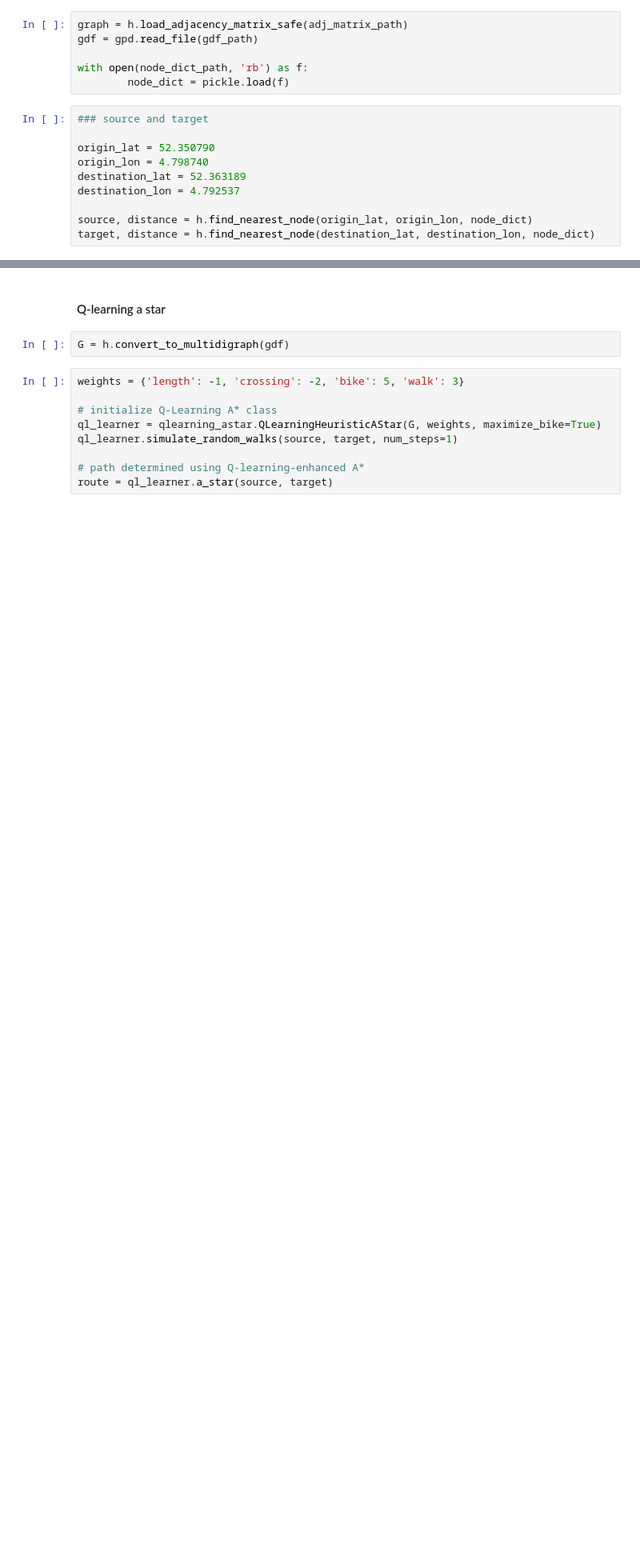
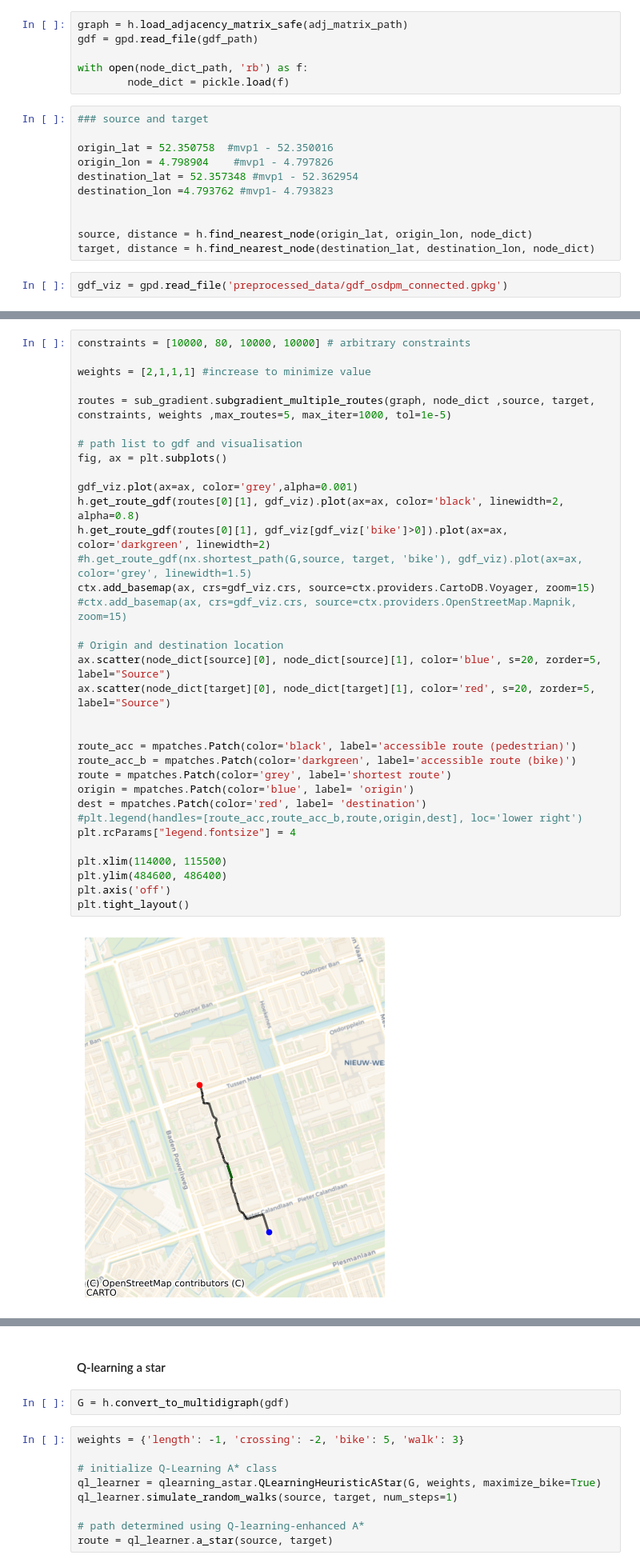
Before and after one commit to kvishruth/peer_ams, a Jupyter notebook: scripts/example.ipynb, the cells around one changed output, grey strips where cells are left out. Shown at 80% size. Drawn from its saved outputs; the diff is of its cells as text; blank space fills up the shorter version.

Commit message:
updates for using sub_gradient with turn angles

```diff
--- a/scripts/example.ipynb
+++ b/scripts/example.ipynb
@@ -18,10 +23,13 @@ with open(node_dict_path, 'rb') as f:
 # %%
 ### source and target
 
-origin_lat = 52.350790
-origin_lon = 4.798740
-destination_lat = 52.363189
-destination_lon = 4.792537
+origin_lat = 52.350758  #mvp1 - 52.350016
+origin_lon = 4.798904    #mvp1 - 4.797826
+destination_lat = 52.357348 #mvp1 - 52.362954
+destination_lon =4.793762 #mvp1- 4.793823
+
 
 source, distance = h.find_nearest_node(origin_lat, origin_lon, node_dict)
 target, distance = h.find_nearest_node(destination_lat, destination_lon, node_dict)
+# %%
+gdf_viz = gpd.read_file('preprocessed_data/gdf_osdpm_connected.gpkg')
@@ -44,0 +59,36 @@ h.get_route_gdf(routes[0][1], gdf).plot()
+# %%
+constraints = [10000, 80, 10000, 10000] # arbitrary constraints
+
+weights = [2,1,1,1] #increase to minimize value
+
+routes = sub_gradient.subgradient_multiple_routes(graph, node_dict ,source, target, constraints, weights ,max_routes=5, max_iter=1000, tol=1e-5)
+
+# path list to gdf and visualisation
+fig, ax = plt.subplots()
+
+gdf_viz.plot(ax=ax, color='grey',alpha=0.001)
+h.get_route_gdf(routes[0][1], gdf_viz).plot(ax=ax, color='black', linewidth=2, alpha=0.8)
+h.get_route_gdf(routes[0][1], gdf_viz[gdf_viz['bike']>0]).plot(ax=ax, color='darkgreen', linewidth=2)
+#h.get_route_gdf(nx.shortest_path(G,source, target, 'bike'), gdf_viz).plot(ax=ax, color='grey', linewidth=1.5)
+ctx.add_basemap(ax, crs=gdf_viz.crs, source=ctx.providers.CartoDB.Voyager, zoom=15)
+#ctx.add_basemap(ax, crs=gdf_viz.crs, source=ctx.providers.OpenStreetMap.Mapnik, zoom=15)
+
+# Origin and destination location
+ax.scatter(node_dict[source][0], node_dict[source][1], color='blue', s=20, zorder=5, label="Source")
+ax.scatter(node_dict[target][0], node_dict[target][1], color='red', s=20, zorder=5, label="Source")
+
+
+route_acc = mpatches.Patch(color='black', label='accessible route (pedestrian)')
+route_acc_b = mpatches.Patch(color='darkgreen', label='accessible route (bike)')
+route = mpatches.Patch(color='grey', label='shortest route')
+origin = mpatches.Patch(color='blue', label= 'origin')
+dest = mpatches.Patch(color='red', label= 'destination')
+#plt.legend(handles=[route_acc,route_acc_b,route,origin,dest], loc='lower right')
+plt.rcParams["legend.fontsize"] = 4
+
+plt.xlim(114000, 115500)
+plt.ylim(484600, 486400)
+plt.axis('off')
+plt.tight_layout()
+# %% [output]
+[figure, added]
```
Also changed, not shown: parts of 9 cells of this notebook.
